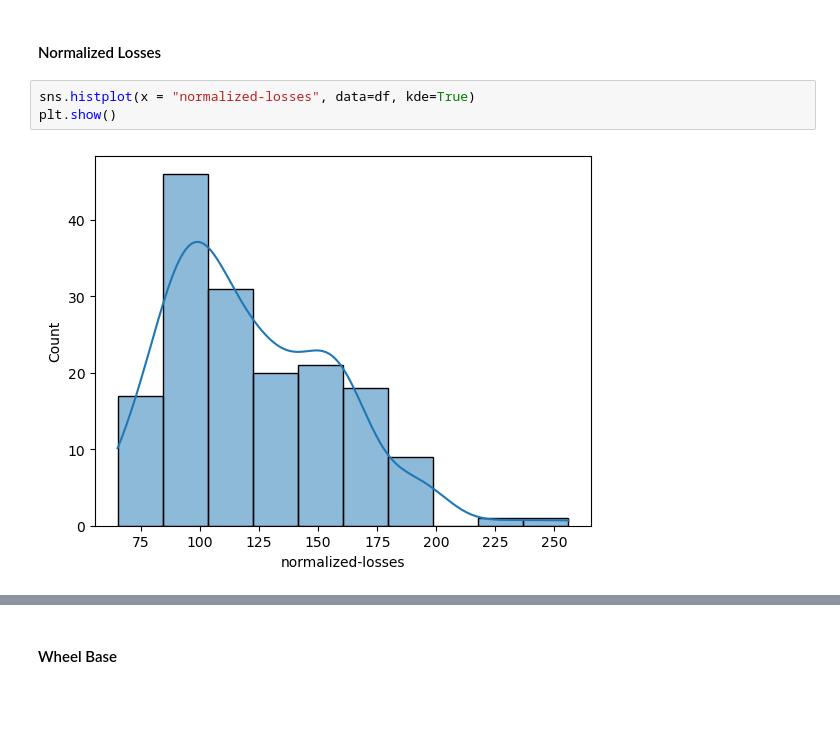
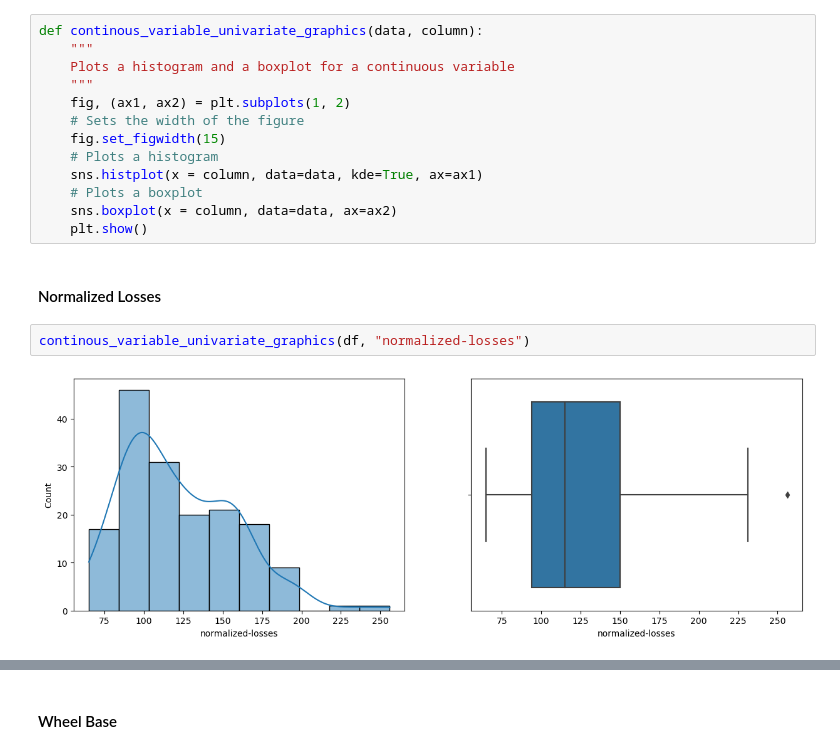
Before and after one commit to ktxdev/AIM-5001, a Jupyter notebook: Project 2/2. Code/S_Huvaya_Project2_assn_.ipynb, the cells around one changed output, grey strips where cells are left out. Drawn from its saved outputs; the diff is of its cells as text; blank space fills up the shorter version.

```diff
--- a/Project 2/2. Code/S_Huvaya_Project2_assn_.ipynb
+++ b/Project 2/2. Code/S_Huvaya_Project2_assn_.ipynb
@@ -312,10 +312,22 @@ Name: count, dtype: float64
 ## Univariate Analysis
 # %% [markdown]
 ### Continuous Variables
+# %%
+def continous_variable_univariate_graphics(data, column):
+    """
+    Plots a histogram and a boxplot for a continuous variable
+    """
+    fig, (ax1, ax2) = plt.subplots(1, 2)
+    # Sets the width of the figure
+    fig.set_figwidth(15)
+    # Plots a histogram
+    sns.histplot(x = column, data=data, kde=True, ax=ax1)
+    # Plots a boxplot
+    sns.boxplot(x = column, data=data, ax=ax2)
+    plt.show()
 # %% [markdown]
 #### Normalized Losses
-# %%
-sns.histplot(x = "normalized-losses", data=df, kde=True)
-plt.show()
-# %% [output]
-[figure, removed]
+# %%
+continous_variable_univariate_graphics(df, "normalized-losses")
+# %% [output]
+[figure, added]
```
Also changed, not shown: parts of 43 cells of this notebook.
